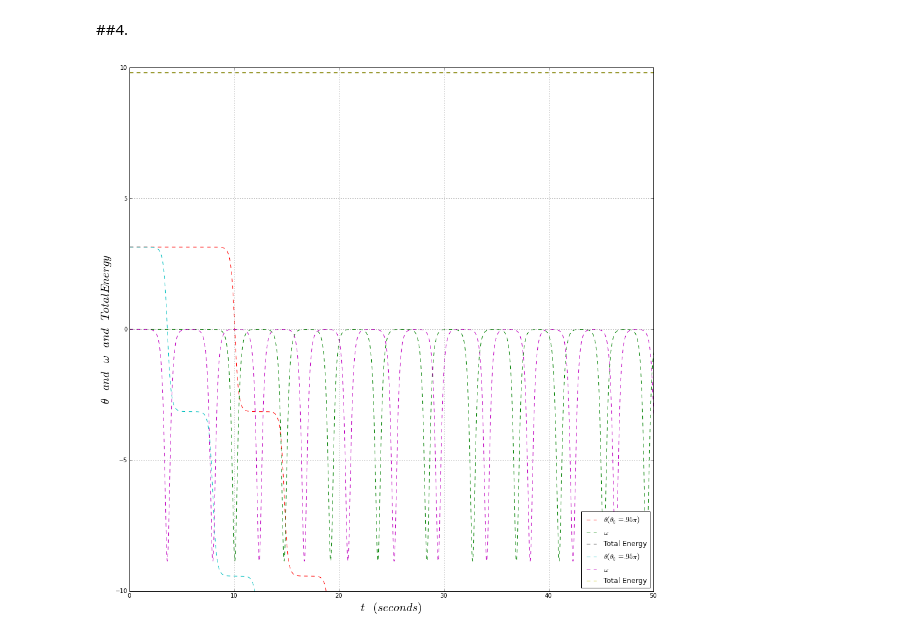
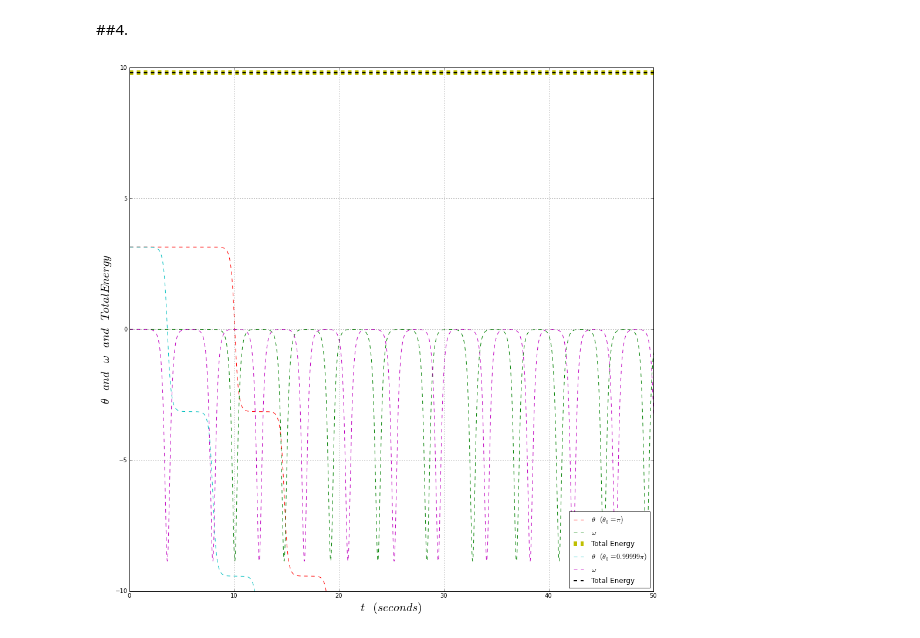
Before and after one commit to kbouch/PHYS202-S13, a Jupyter notebook: Week7/TuesdayNotes.ipynb, the cells around one changed output. Cells and saved outputs as stored; diff of their text form; code cells hidden in the pictures.

Commit message:
fixed a graph

```diff
--- a/Week7/TuesdayNotes.ipynb
+++ b/Week7/TuesdayNotes.ipynb
@@ -217,36 +217,36 @@ fig1 = figure(figsize=(16.0,16.0))
 Ea1 = E(theta1)
 
 ax1 = gca()
-ax1.plot(t,theta1[:,0],'r--',label=r'$\theta  (\theta _0 = .95 \pi)$')
+ax1.plot(t,theta1[:,0],'r--',label=r'$\theta \; (\theta _0 = \pi)$')
 ax1.plot(t,theta1[:,1],'g--',label=r'$\omega$')
-ax1.plot(t,Ea1,'k--',label=r'Total Energy')
+ax1.plot(t,Ea1,'y--',linewidth=8.,label=r'Total Energy')
 
 th02 = np.pi - 0.000001
 theta_init = array([th02,omega0])
 theta2 = odeint(deriv,theta_init,t)
 
 def E(theta):
     g = 9.8 #m/s^2
     l =0.5 #m
 
     Em = g*l*(1-np.cos(theta[:,0])) + 0.5*(theta[:,1]*l)**2
     return Em
 
 
 Ea2 = E(theta2)
 
 
 ax1 = gca()
-ax1.plot(t,theta2[:,0],'c--',label=r'$\theta  (\theta _0 = .95 \pi)$')
+ax1.plot(t,theta2[:,0],'c--',label=r'$\theta \; (\theta _0 = 0.99999 \pi)$')
 ax1.plot(t,theta2[:,1],'m--',label=r'$\omega$')
-ax1.plot(t,Ea2,'y--',label=r'Total Energy')
+ax1.plot(t,Ea2,'k--',linewidth=2.,label=r'Total Energy')
 
 xlabel(r'$t \; (seconds)$',fontsize=20)
 ylabel(r'$\theta \; and \; \omega \; and \; Total Energy$',fontsize=20)
 
 ylim(-10,10)
 legend(loc=4)
 grid()
 show()
 # %% [output]
-[figure, old version]
+[figure, new version]
```
